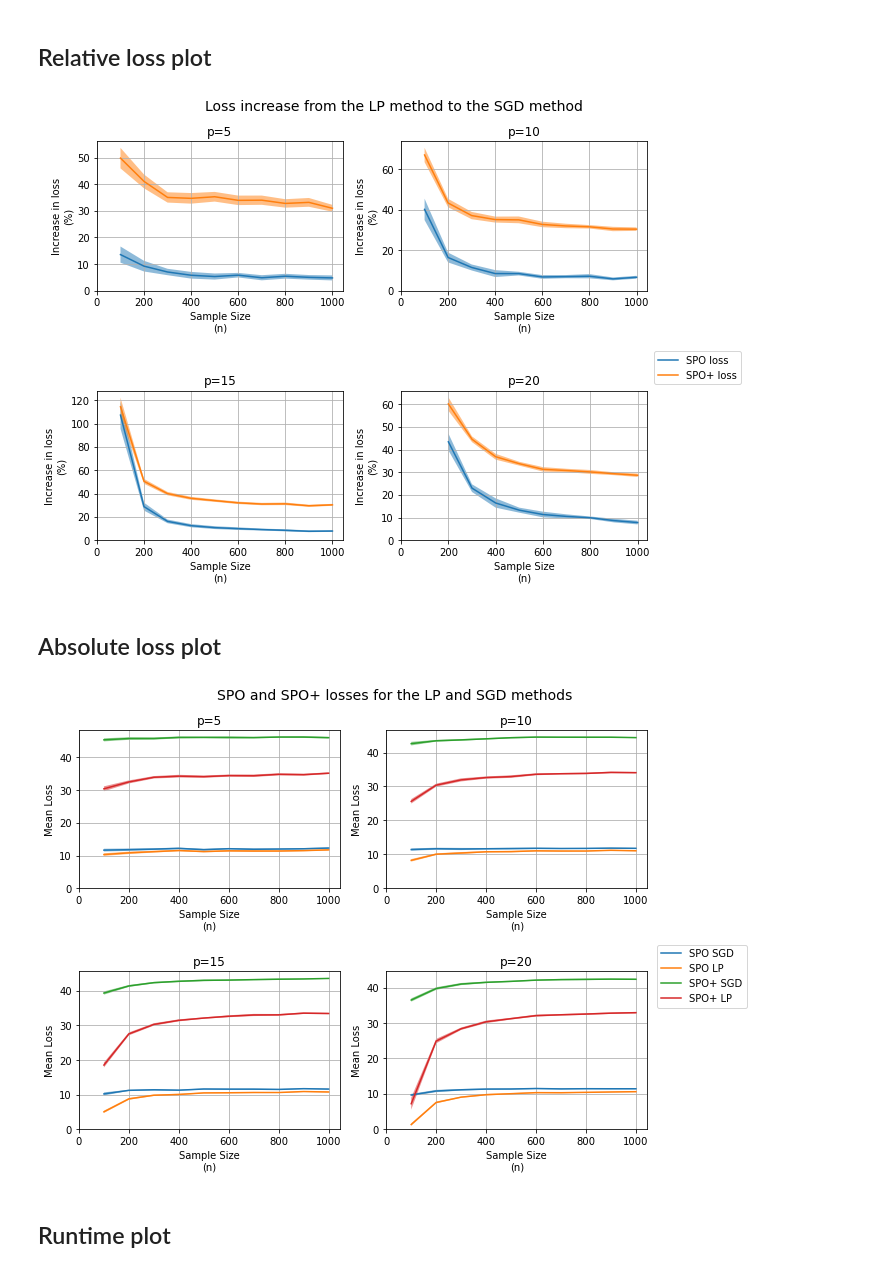
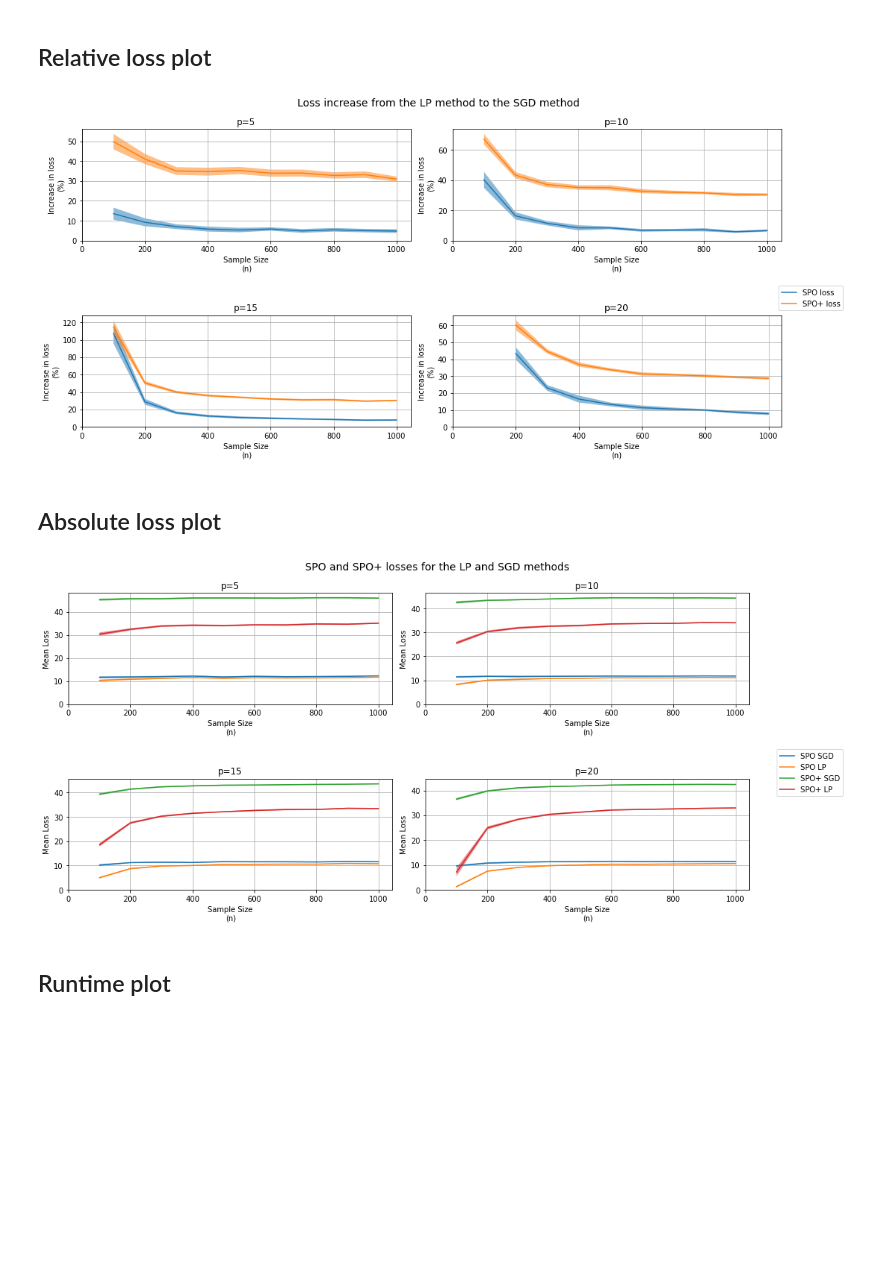
Before and after one commit to michaelzcjia/smart_predict_optimize, a Jupyter notebook: ResultsAnalysis.ipynb, the cells around one changed output. Cells and saved outputs as stored; diff of their text form; code cells hidden in the pictures; blank space fills up the shorter version.

Commit message:
resize plots

```diff
--- a/ResultsAnalysis.ipynb
+++ b/ResultsAnalysis.ipynb
@@ -9,7 +10,7 @@ resultsfull['SPO+ diff'] = 100*(resultsfull['SPO_plus_loss_SGD'] - resultsfull['
 # %% [markdown]
 ## Relative loss plot
 # %%
-fig, axes = plt.subplots(2,2, figsize=(10,7))
+fig, axes = plt.subplots(2,2, figsize=(15,7))
 
 pvals=[5,10,15,20]
 for i,pval in enumerate(pvals):
@@ -17,39 +18,39 @@ for i,pval in enumerate(pvals):
 
     lossdiffs = results[['SPO diff','SPO+ diff']]
     if pval==20:
         lossdiffs=lossdiffs[(lossdiffs.reset_index()['n']>100).values]
     lossmeans = lossdiffs.groupby('n').mean()
     lossSD = lossdiffs.groupby('n').std()
     lossLB = lossmeans - 1.96 * lossSD / np.sqrt(30) #95% confidence interval for the mean
     lossUB = lossmeans + 1.96 * lossSD / np.sqrt(30) #95% confidence interval for the mean
 
 
     ax=axes[i//2,i%2]
 
     ax.plot(lossmeans.index,lossmeans['SPO diff'], label='SPO loss')
     ax.fill_between(lossmeans.index,lossLB['SPO diff'],lossUB['SPO diff'], alpha=0.5)
 
     ax.plot(lossmeans.index,lossmeans['SPO+ diff'], label='SPO+ loss')
     ax.fill_between(lossmeans.index,lossLB['SPO+ diff'],lossUB['SPO+ diff'], alpha=0.5)
 
     ax.set_ylim(0)
     ax.set_xlim(0)
     ax.set_xlabel('Sample Size\n(n)')
     ax.set_ylabel('Increase in loss\n(%)')
 
     ax.set_title(f'p={pval}')
     ax.grid()
 fig.suptitle('Loss increase from the LP method to the SGD method', fontsize=14)
 
-plt.legend(bbox_to_anchor=(1.4,1.3))
+plt.legend(bbox_to_anchor=(1.2,1.3))
 plt.tight_layout()
 plt.savefig('plots/RelativeLoss.png')
 # %% [output]
-[figure, old version]
+[figure, new version]
 # %% [markdown]
 ## Absolute loss plot
 # %%
-fig, axes = plt.subplots(2,2, figsize=(10,7))
+fig, axes = plt.subplots(2,2, figsize=(15,7))
 
 pvals=[5,10,15,20]
 for i,pval in enumerate(pvals):
@@ -86,11 +87,11 @@ for i,pval in enumerate(pvals):
     ax.grid()
 fig.suptitle('SPO and SPO+ losses for the LP and SGD methods', fontsize=14)
 
-plt.legend(bbox_to_anchor=(1.4,1.2))
+plt.legend(bbox_to_anchor=(1.3,1.3))
 plt.tight_layout()
 plt.savefig('plots/AbsoluteLoss.png')
 # %% [output]
-[figure, old version]
+[figure, new version]
 # %% [markdown]
 ## Runtime plot
 # %%
```
Also changed, not shown: parts of 2 cells of this notebook, 33 other files.
